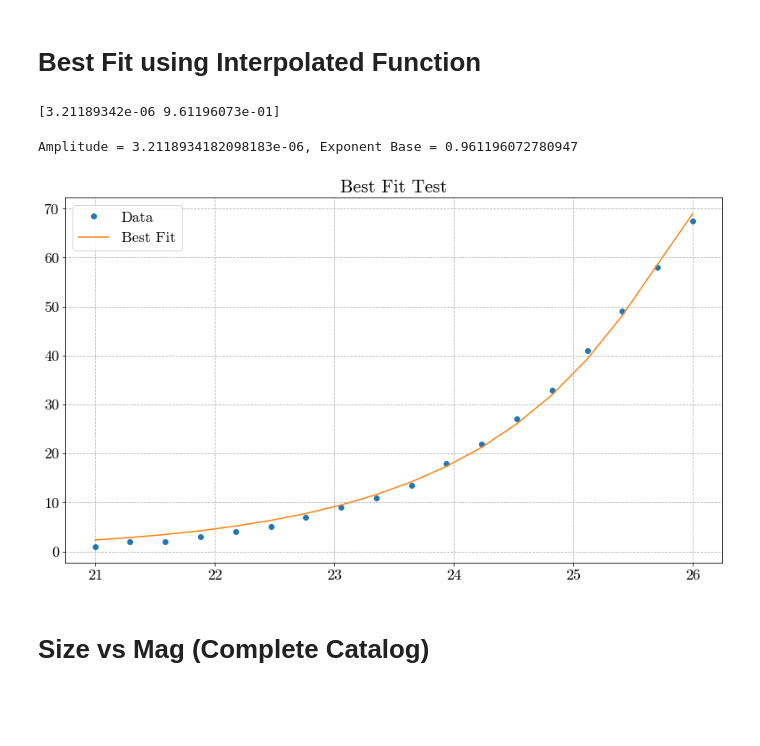
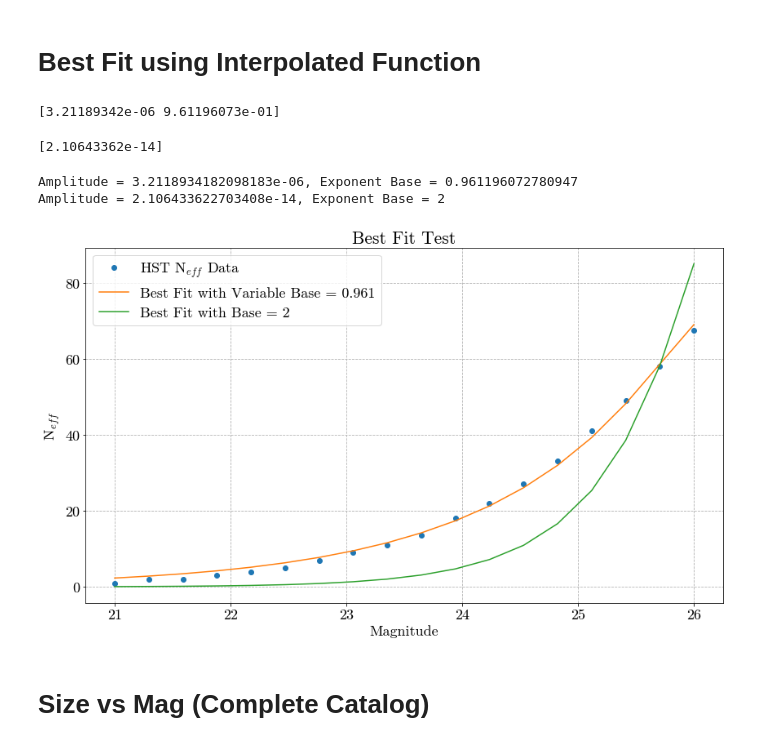
Before and after one commit to veome22/superbit_neff, a Jupyter notebook: neff_extrapolation_test.ipynb, the cells around one changed output. Saved outputs shown, nothing was run; the diff lists cells and outputs as text; code cells hidden in the pictures; blank space fills up the shorter version.

```diff
--- a/neff_extrapolation_test.ipynb
+++ b/neff_extrapolation_test.ipynb
@@ -228,32 +267,50 @@ Text(0.5, 1.0, 'Module Test')
 # %% [markdown]
 # Best Fit using Interpolated Function
 # %%
+# Get f for SuperBIT
 f_test = get_n_mag(MAG_MIN, MAG_MAX, 0.2, SUPERBIT_PSF, cosmos)
 
 x = np.linspace(MAG_MIN, MAG_MAX, 18)
 data = [1.0, 2.0, 2.0, 3.0, 4.0, 5.0, 7.0, 9.0, 11.0, 13.5, 18.0, 22.0, 27.0, 33.0, 41.0, 49.0, 58.0, 67.5] #from hst median data
-
-best_vals, covar = get_n_fit(x, data, f_test)
-print(best_vals)
-# %% [output]
-[3.21189342e-06 9.61196073e-01]
+# %%
+# Best Fit with Variable Base
+best_vals, covar = get_n_fit(x, data, f_test)
+print(best_vals)
+# %% [output]
+[3.21189342e-06 9.61196073e-01]
+# %%
+# Best Fit with Base set to 2
+def extrapolation(x, amp):
+    return amp * 2**x * f_test(x)
+
+init_vals = [1]
+best_val_2, covar = curve_fit(extrapolation, x, data, p0=init_vals)
+print(best_val_2)
+# %% [output]
+[2.10643362e-14]
 # %%
 plt.figure(figsize=(14,8))
 
 # Data
-plt.plot(x, data, 'o', label='Data')
+plt.plot(x, data, 'o', label='HST N$_{eff}$ Data')
 
 # Best Fit
-plt.plot(x, n_extrapolation(x, *best_vals, f_test), label='Best Fit')
+plt.plot(x, n_extrapolation(x, *best_vals, f_test), label='Best Fit with Variable Base = {:.3f}'.format(best_vals[1]))
+plt.plot(x, extrapolation(x, *best_val_2), label='Best Fit with Base = 2')
 
 plt.legend()
 plt.grid(linestyle='--')
 plt.title('Best Fit Test')
+plt.xlabel('Magnitude')
+plt.ylabel('N$_{eff}$')
 
+# plt.savefig(DIRECTORY+'/Plots/a_fit_test.png')
 print("Amplitude = {}, Exponent Base = {}".format(*best_vals))
+print("Amplitude = {}, Exponent Base = 2".format(*best_val_2))
 # %% [output]
 Amplitude = 3.2118934182098183e-06, Exponent Base = 0.961196072780947
+Amplitude = 2.106433622703408e-14, Exponent Base = 2
-[figure, old version]
+[figure, new version]
 # %% [markdown]
 # Size vs Mag (Complete Catalog)
 # %%
```
Also changed, not shown: parts of 10 cells of this notebook.
